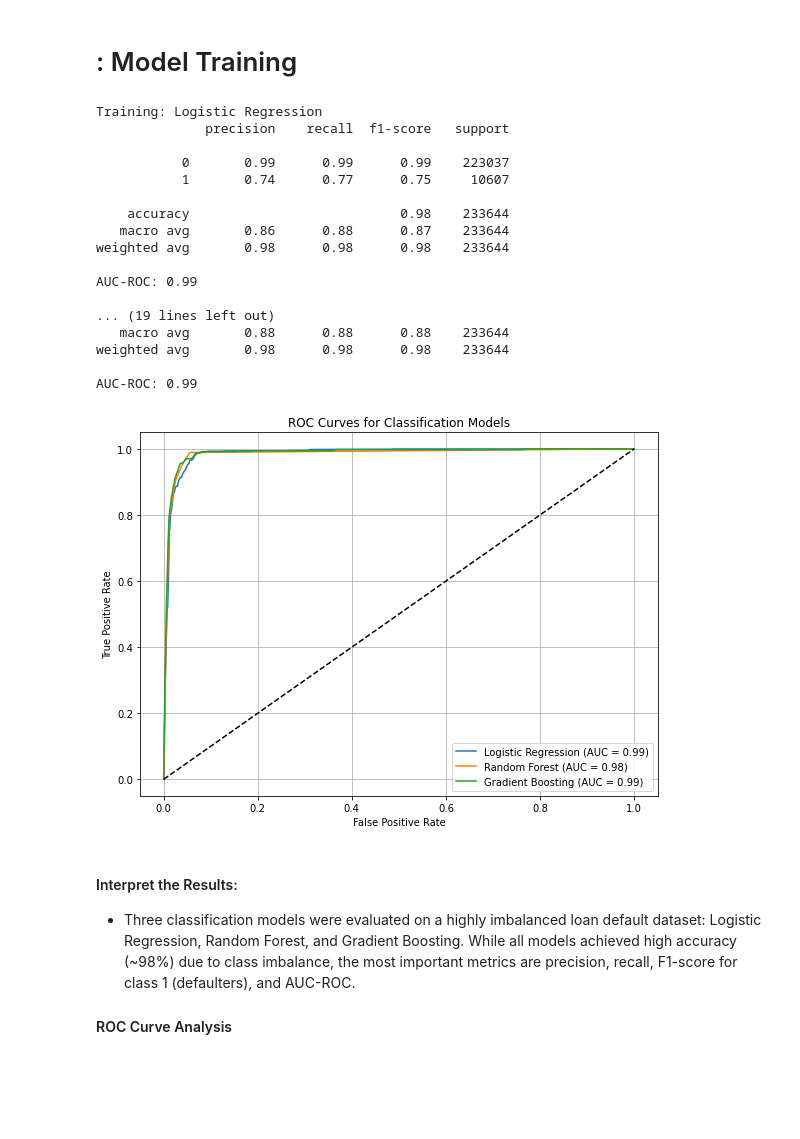
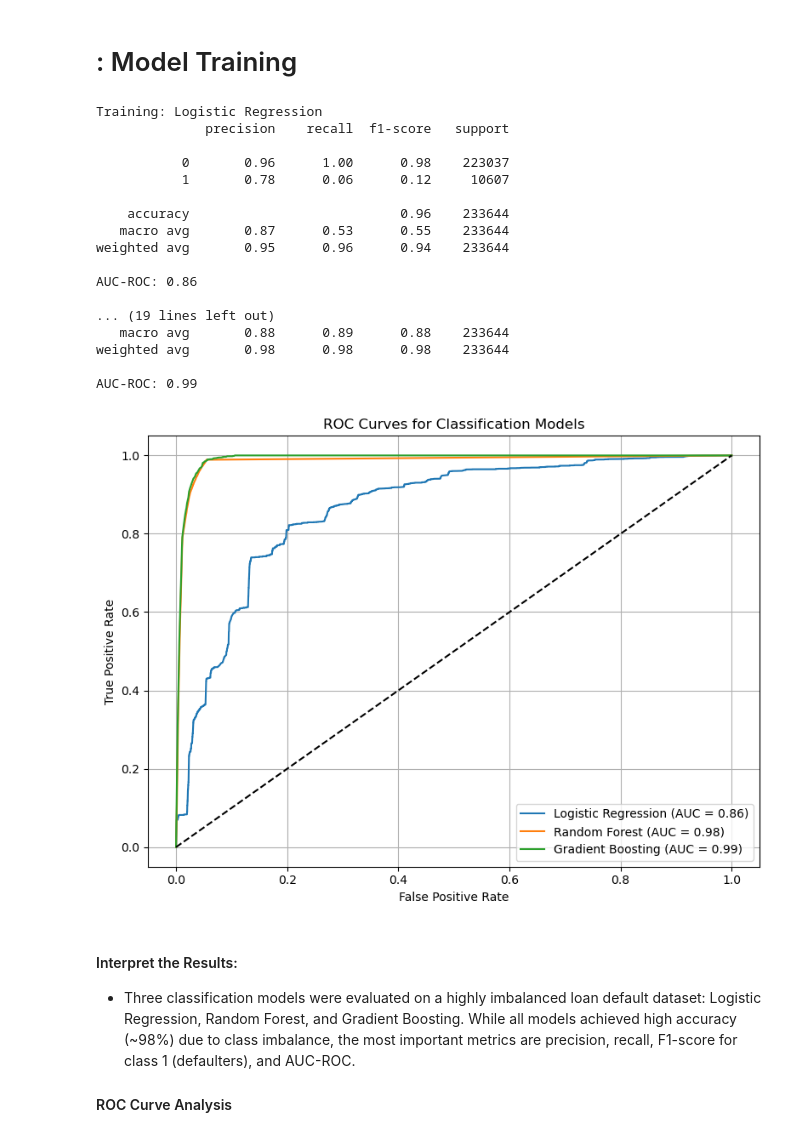
Before and after one commit to Cheptoi-Millicent/DSF-PT08P5-GROUP6-CAPSTONE-PROJECT, a Jupyter notebook: Phase5_Daniel.ipynb, the cells around one changed output. Saved outputs shown, nothing was run; the diff lists cells and outputs as text; code cells hidden in the pictures; blank space fills up the shorter version.

```diff
--- a/Phase5_Daniel.ipynb
+++ b/Phase5_Daniel.ipynb
@@ -833,6 +898,8 @@ from sklearn.linear_model import LogisticRegression
 from sklearn.ensemble import RandomForestClassifier, GradientBoostingClassifier
 from sklearn.metrics import classification_report, roc_auc_score, roc_curve
 import matplotlib.pyplot as plt
+
+df_encoded = pd.read_csv("df_encoded_cleaned.csv")
 
 # 1. Split features and target
 X = df_encoded.drop('Loan_Default_Status', axis=1)
@@ -853,7 +920,7 @@ numeric_pipeline = Pipeline([
 
 categorical_pipeline = Pipeline([
     ('imputer', SimpleImputer(strategy='most_frequent')),
-    ('encoder', OneHotEncoder(handle_unknown='ignore', sparse=False))  # Use sparse=True to save more memory
+    ('encoder', OneHotEncoder(handle_unknown='ignore', sparse_output=False))  # Use sparse=True to save more memory
 ])
 
 # 5. Combine transformers
@@ -884,44 +951,44 @@ for name, model in models.items():
 
     # Evaluation
     print(classification_report(y_test, y_pred))
     auc_score = roc_auc_score(y_test, y_proba)
     results[name] = {'model': pipeline, 'auc': auc_score}
 
     print(f"AUC-ROC: {auc_score:.2f}")
 
 # 7. Plot ROC Curve
 plt.figure(figsize=(8, 6))
 for name, res in results.items():
     fpr, tpr, _ = roc_curve(y_test, res['model'].predict_proba(X_test)[:, 1])
     plt.plot(fpr, tpr, label=f"{name} (AUC = {res['auc']:.2f})")
 
 plt.plot([0, 1], [0, 1], 'k--')
 plt.xlabel('False Positive Rate')
 plt.ylabel('True Positive Rate')
 plt.title('ROC Curves for Classification Models')
 plt.legend(loc='lower right')
 plt.grid(True)
 plt.tight_layout()
 plt.show()
 # %% [output]
 Training: Logistic Regression
               precision    recall  f1-score   support
 
-           0       0.99      0.99      0.99    223037
-           1       0.74      0.77      0.75     10607
+           0       0.96      1.00      0.98    223037
+           1       0.78      0.06      0.12     10607
 
-    accuracy                           0.98    233644
-   macro avg       0.86      0.88      0.87    233644
+    accuracy                           0.96    233644
+   macro avg       0.87      0.53      0.55    233644
+weighted avg       0.95      0.96      0.94    233644
+
+AUC-ROC: 0.86
+
+... (19 lines left out)
+   macro avg       0.88      0.89      0.88    233644
 weighted avg       0.98      0.98      0.98    233644
 
 AUC-ROC: 0.99
-
-... (19 lines left out)
-   macro avg       0.88      0.88      0.88    233644
-weighted avg       0.98      0.98      0.98    233644
-
-AUC-ROC: 0.99
-[figure, old version]
+[figure, new version]
 # %% [markdown]
 
 #### Interpret the Results:
```
Also changed, not shown: parts of 30 cells of this notebook.
